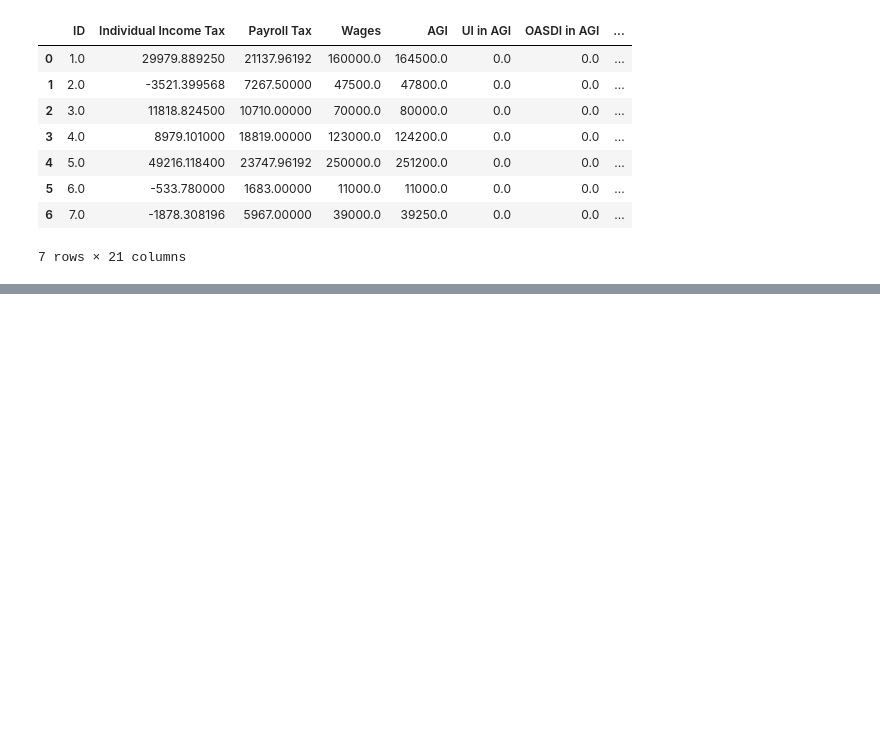
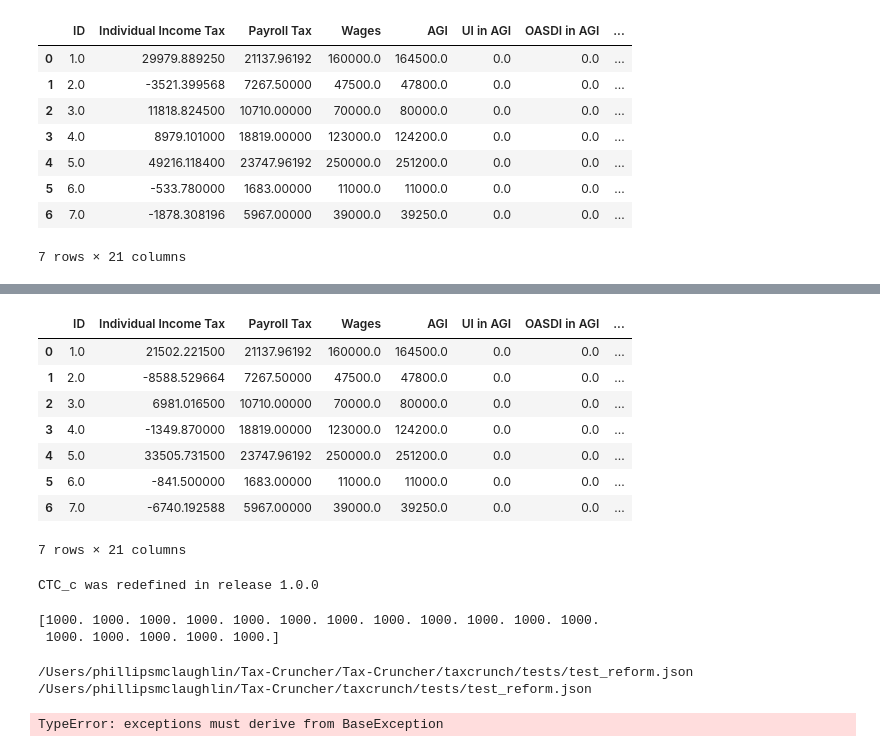
Before and after one commit to PSLmodels/Tax-Cruncher, a Jupyter notebook: docs/example_multi.ipynb, the cells around one changed output, grey strips where cells are left out. Drawn from its saved outputs; the diff is of its cells as text; code cells hidden in the pictures; blank space fills up the shorter version.

Commit message:
updated multi_cruncher example notebook

```diff
--- a/docs/example_multi.ipynb
+++ b/docs/example_multi.ipynb
@@ -34,0 +54,38 @@ CTC_c was redefined in release 1.0.0
+# %%
+# outputs under preset reform (from https://github.com/PSLmodels/Tax-Calculator/tree/master/taxcalc/reforms)
+b.create_table('Renacci.json')
+# %% [output]
+|  | ID | Individual Income Tax | Payroll Tax | Wages | AGI | UI in AGI | OASDI in AGI | ... |
+| 0 | 1.0 | 21502.221500 | 21137.96192 | 160000.0 | 164500.0 | 0.0 | 0.0 | ... |
+| 1 | 2.0 | -8588.529664 | 7267.50000 | 47500.0 | 47800.0 | 0.0 | 0.0 | ... |
+| 2 | 3.0 | 6981.016500 | 10710.00000 | 70000.0 | 80000.0 | 0.0 | 0.0 | ... |
+| 3 | 4.0 | -1349.870000 | 18819.00000 | 123000.0 | 124200.0 | 0.0 | 0.0 | ... |
+| 4 | 5.0 | 33505.731500 | 23747.96192 | 250000.0 | 251200.0 | 0.0 | 0.0 | ... |
+| 5 | 6.0 | -841.500000 | 1683.00000 | 11000.0 | 11000.0 | 0.0 | 0.0 | ... |
+| 6 | 7.0 | -6740.192588 | 5967.00000 | 39000.0 | 39250.0 | 0.0 | 0.0 | ... |
+7 rows × 21 columns
+# %%
+local_reform="../taxcrunch/tests/test_reform.json"
+m = b.get_pol(reform_file = local_reform)
+# %% [output]
+CTC_c was redefined in release 1.0.0
+# %%
+print (m._CTC_c)
+# %% [output]
+[1000. 1000. 1000. 1000. 1000. 1000. 1000. 1000. 1000. 1000. 1000. 1000.
+ 1000. 1000. 1000. 1000. 1000.]
+# %%
+os.getcwd()
+l_f = "../Tax-Cruncher/taxcrunch/tests/test_reform.json"
+#x = os.path.join('~/Tax-Cruncher/taxcrunch/tests/', l_f)
+
+#print(x)
+abc = os.path.realpath(l_f)
+print(abc)
+print('/Users/phillipsmclaughlin/Tax-Cruncher/taxcrunch/tests/test_reform.json')
+n = b.get_pol(reform_file=abc)
+#v = b.get_pol(reform_file='/Users/phillipsmclaughlin/Tax-Cruncher/tests/test_reform.json')
+# %% [output]
+/Users/phillipsmclaughlin/Tax-Cruncher/Tax-Cruncher/taxcrunch/tests/test_reform.json
+/Users/phillipsmclaughlin/Tax-Cruncher/taxcrunch/tests/test_reform.json
+TypeError: exceptions must derive from BaseException
```
Also changed, not shown: parts of 4 cells of this notebook.
